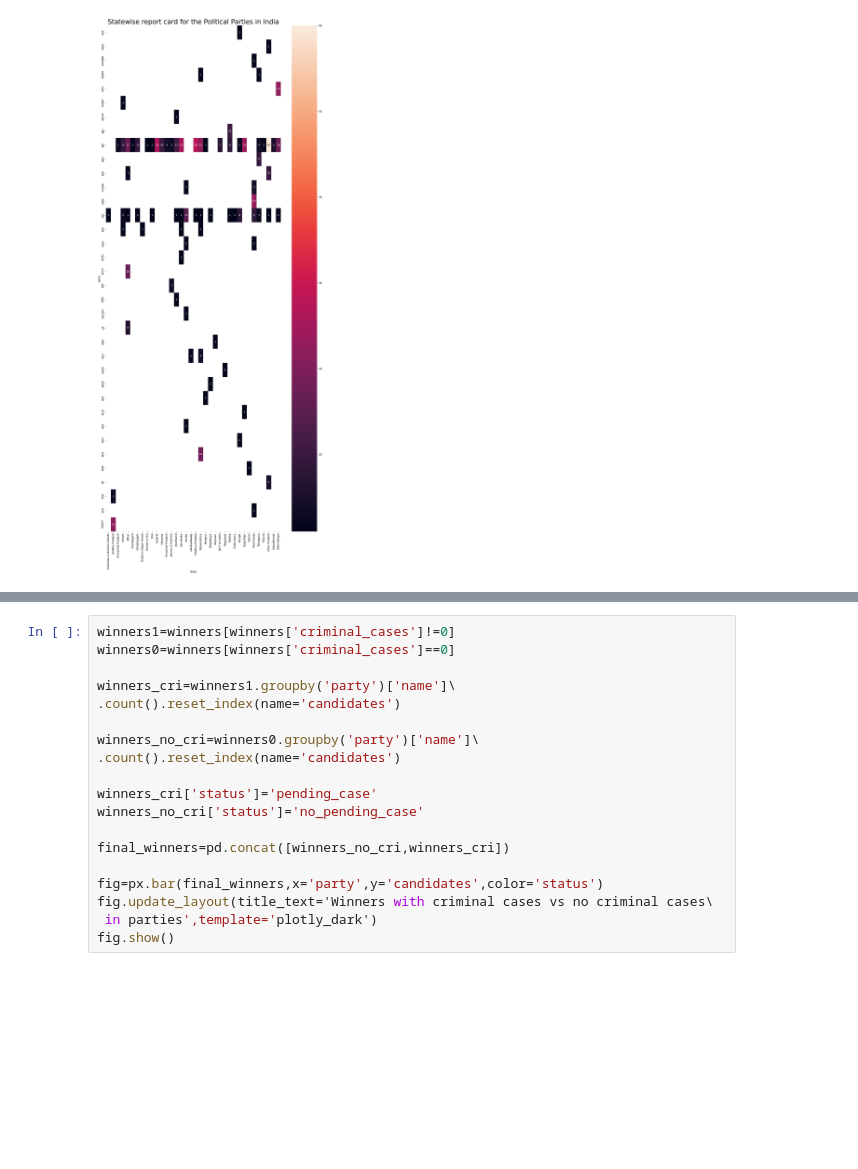
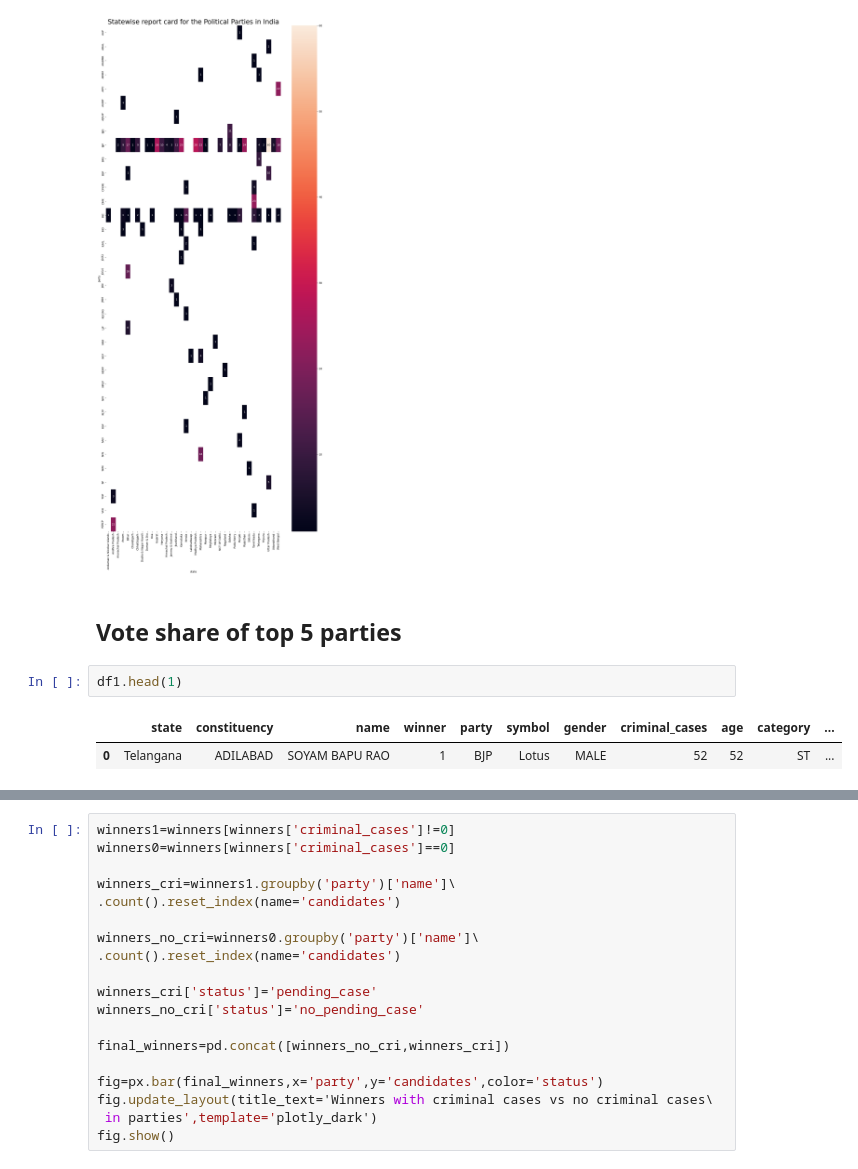
Before and after one commit to sanjyay/2019-Indian-General-Elections-Analysis, a Jupyter notebook: 2019 Indian General Elections Analysis.ipynb, the cells around one changed output, grey strips where cells are left out. Saved outputs shown, nothing was run; the diff lists cells and outputs as text; blank space fills up the shorter version.

```diff
--- a/2019 Indian General Elections Analysis.ipynb
+++ b/2019 Indian General Elections Analysis.ipynb
@@ -240,3 +241,10 @@ plt.title('Statewise report card for the Political Parties in India',size=25)
 # %% [output]
 Text(0.5, 1.0, 'Statewise report card for the Political Parties in India')
 [figure]
+# %% [markdown]
+## Vote share of top 5 parties
+# %%
+df1.head(1)
+# %% [output]
+|  | state | constituency | name | winner | party | symbol | gender | criminal_cases | age | category | ... |
+| 0 | Telangana | ADILABAD | SOYAM BAPU RAO | 1 | BJP | Lotus | MALE | 52 | 52 | ST | ... |
```
Also changed, not shown: parts of 9 cells of this notebook.
